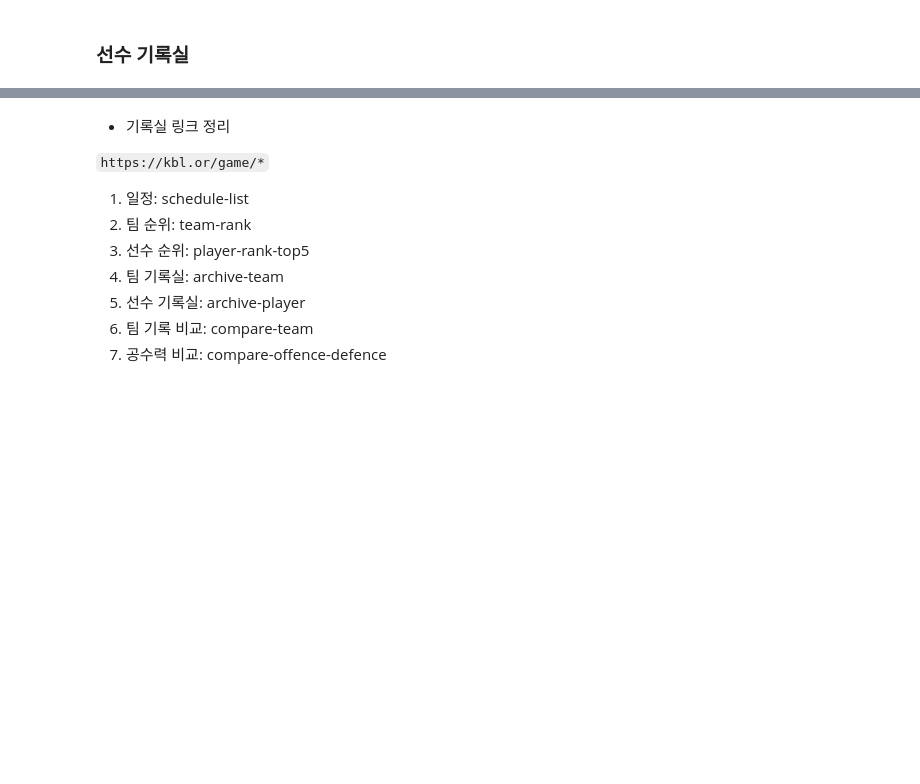
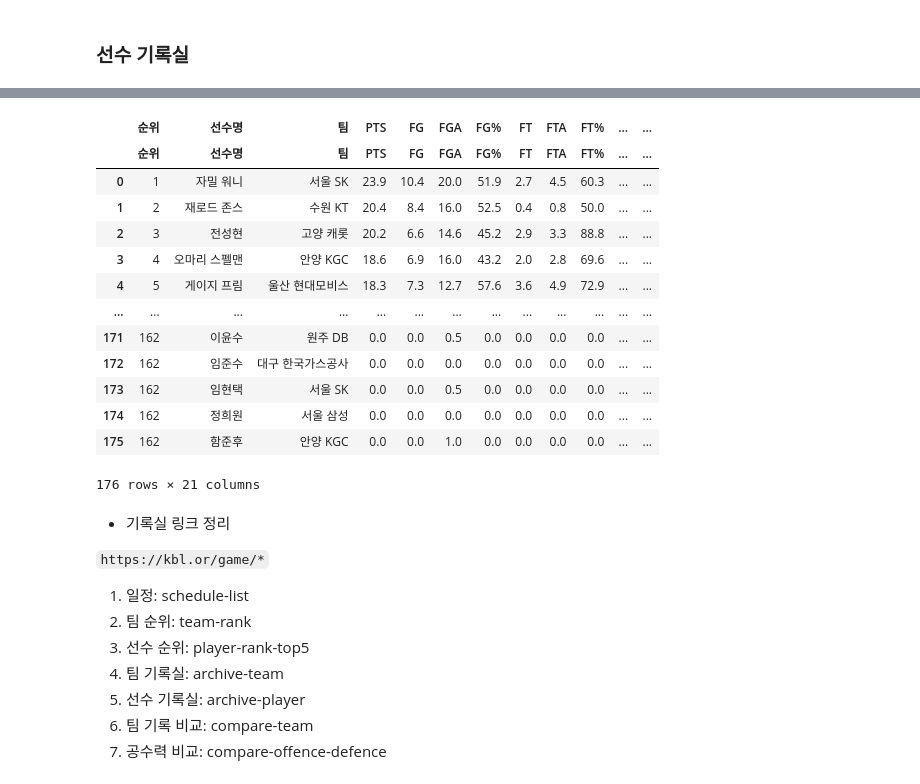
Before and after one commit to minD9it/2022-23_kbl_data_analysis, a Jupyter notebook: kbl_ticket.ipynb, the cells around one changed output, grey strips where cells are left out. Drawn from its saved outputs; the diff is of its cells as text; code cells hidden in the pictures; blank space fills up the shorter version.

```diff
--- a/kbl_ticket.ipynb
+++ b/kbl_ticket.ipynb
@@ -351,3 +270,25 @@ for r in records:
+# %%
+dt = soup.find_all('table')
+table1 = pd.read_html(str(dt[0]))
+table2 = pd.read_html(str(dt[1]))
+table = pd.concat([table1[0], table2[0]], axis=1)
+# %%
+table
+# %% [output]
+|  | 순위 | 선수명 | 팀 | PTS | FG | FGA | FG% | FT | FTA | FT% | ... | ... |
+|  | 순위 | 선수명 | 팀 | PTS | FG | FGA | FG% | FT | FTA | FT% | ... | ... |
+| 0 | 1 | 자밀 워니 | 서울 SK | 23.9 | 10.4 | 20.0 | 51.9 | 2.7 | 4.5 | 60.3 | ... | ... |
+| 1 | 2 | 재로드 존스 | 수원 KT | 20.4 | 8.4 | 16.0 | 52.5 | 0.4 | 0.8 | 50.0 | ... | ... |
+| 2 | 3 | 전성현 | 고양 캐롯 | 20.2 | 6.6 | 14.6 | 45.2 | 2.9 | 3.3 | 88.8 | ... | ... |
+| 3 | 4 | 오마리 스펠맨 | 안양 KGC | 18.6 | 6.9 | 16.0 | 43.2 | 2.0 | 2.8 | 69.6 | ... | ... |
+| 4 | 5 | 게이지 프림 | 울산 현대모비스 | 18.3 | 7.3 | 12.7 | 57.6 | 3.6 | 4.9 | 72.9 | ... | ... |
+| ... | ... | ... | ... | ... | ... | ... | ... | ... | ... | ... | ... | ... |
+| 171 | 162 | 이윤수 | 원주 DB | 0.0 | 0.0 | 0.5 | 0.0 | 0.0 | 0.0 | 0.0 | ... | ... |
+| 172 | 162 | 임준수 | 대구 한국가스공사 | 0.0 | 0.0 | 0.0 | 0.0 | 0.0 | 0.0 | 0.0 | ... | ... |
+| 173 | 162 | 임현택 | 서울 SK | 0.0 | 0.0 | 0.5 | 0.0 | 0.0 | 0.0 | 0.0 | ... | ... |
+| 174 | 162 | 정희원 | 서울 삼성 | 0.0 | 0.0 | 0.0 | 0.0 | 0.0 | 0.0 | 0.0 | ... | ... |
+| 175 | 162 | 함준후 | 안양 KGC | 0.0 | 0.0 | 1.0 | 0.0 | 0.0 | 0.0 | 0.0 | ... | ... |
+176 rows × 21 columns
 # %% [markdown]
 - 기록실 링크 정리
 
```
Also changed, not shown: parts of 25 cells of this notebook.
